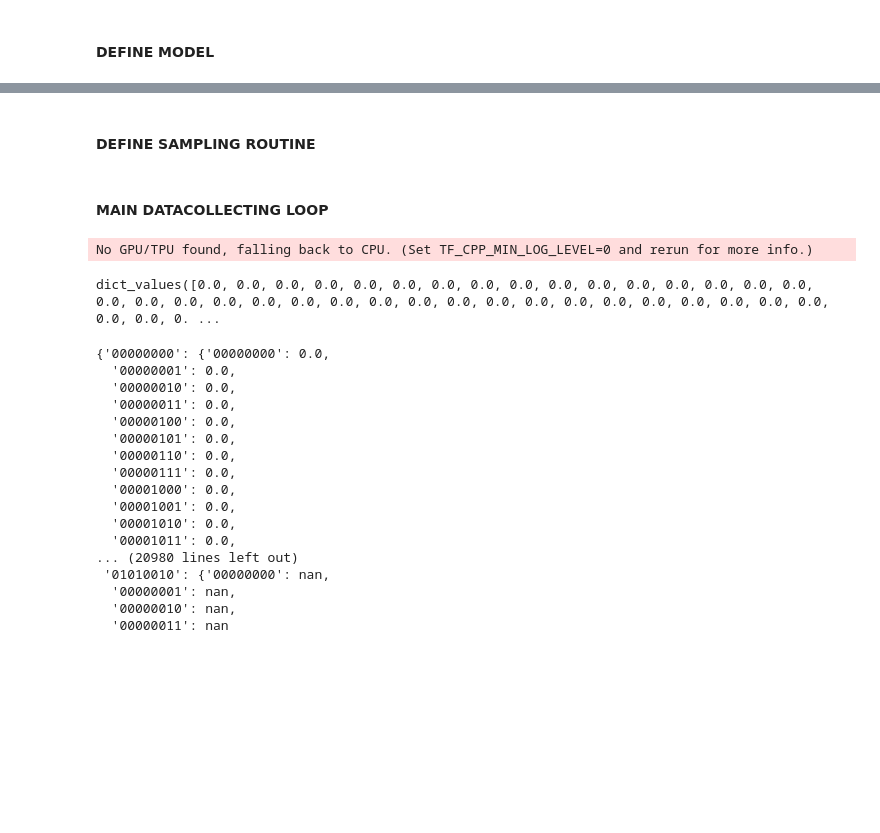
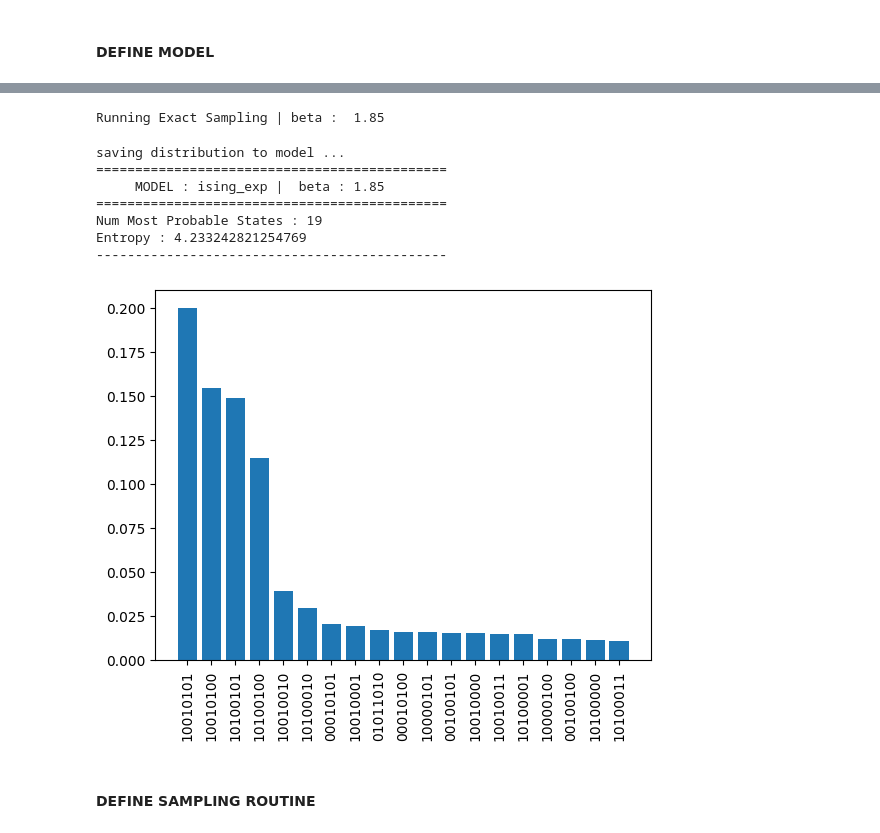
Before and after one commit to pafloxy/qhack-project-raflaneq, a Jupyter notebook: data-collecting-notebook _s.ipynb, the cells around one changed output, grey strips where cells are left out. Saved outputs shown, nothing was run; the diff lists cells and outputs as text; code cells hidden in the pictures; blank space fills up the shorter version.

Commit message:
new results

```diff
--- a/data-collecting-notebook _s.ipynb
+++ b/data-collecting-notebook _s.ipynb
@@ -87,2 +240,19 @@ alpha :  1.8207039610690152
+# %%
+## exact sample model
+beta = 1.85; temperature = 1 / beta
+
+esm_model = Exact_Sampling(model, beta= beta, verbose= True)
+
+esm_model.sampling_summary()
+# %% [output]
+Running Exact Sampling | beta :  1.85
+saving distribution to model ...
+=============================================
+     MODEL : ising_exp |  beta : 1.85
+=============================================
+Num Most Probable States : 19
+Entropy : 4.233242821254769
+---------------------------------------------
+[figure, added]
 # %% [markdown]
 #### DEFINE SAMPLING ROUTINE
@@ -91,2 +258,0 @@ sampling_job = QuantumSamplingJob(model)
-# %% [markdown]
-#### MAIN DATACOLLECTING LOOP
@@ -96,14 +259,15 @@ time_values = 0.8 * np.arange(2,12)
 # %%
-# gamma_values = np.linspace(0.26,0.6,9) ;
-  ## 9x10 circuits = 90, times 3 for SPAM twirling
-all_params = []
-for gamma in gamma_values:
-    for time in time_values:
-        all_params.append((gamma,time))
+# sampling_job = QuantumSamplingJob(model)
+# gamma_values = list(np.linspace(0.26,0.6,9) )
+# time_values = 0.8 * np.arange(2,12)
+# # gamma_values = np.linspace(0.26,0.6,9) ;
+#   ## 9x10 circuits = 90, times 3 for SPAM twirling
+# all_params = []
+# for gamma in gamma_values:
+#     for time in time_values:
+#         all_params.append((gamma,time))
 
-for gamma,time in all_params:
-  sampling_job.sample_tranistion_matrix(gamma, time, num_shots= 2**(2*model.num_spins))
+# for gamma,time in all_params:
+#   sampling_job.sample_tranistion_matrix(gamma, time, num_shots= 2**(model.num_spins))
-# %% [output]
-No GPU/TPU found, falling back to CPU. (Set TF_CPP_MIN_LOG_LEVEL=0 and rerun for more info.)
 # %%
 with open('DATA/transition-data/sm1.pickle', 'rb') as hl:
@@ -111,24 +274,0 @@ with open('DATA/transition-data/sm1.pickle', 'rb') as hl:
-# %%
-result['00000000'].values()
-# %% [output]
-dict_values([0.0, 0.0, 0.0, 0.0, 0.0, 0.0, 0.0, 0.0, 0.0, 0.0, 0.0, 0.0, 0.0, 0.0, 0.0, 0.0, 0.0, 0.0, 0.0, 0.0, 0.0, 0.0, 0.0, 0.0, 0.0, 0.0, 0.0, 0.0, 0.0, 0.0, 0.0, 0.0, 0.0, 0.0, 0.0, 0.0, 0.0, 0. ...
-# %%
-def build_matrix_from_dict(dict:dict)
-# %% [output]
-{'00000000': {'00000000': 0.0,
-  '00000001': 0.0,
-  '00000010': 0.0,
-  '00000011': 0.0,
-  '00000100': 0.0,
-  '00000101': 0.0,
-  '00000110': 0.0,
-  '00000111': 0.0,
-  '00001000': 0.0,
-  '00001001': 0.0,
-  '00001010': 0.0,
-  '00001011': 0.0,
-... (20980 lines left out)
- '01010010': {'00000000': nan,
-  '00000001': nan,
-  '00000010': nan,
-  '00000011': nan
```
Also changed, not shown: parts of 17 cells of this notebook, 4 other files.
